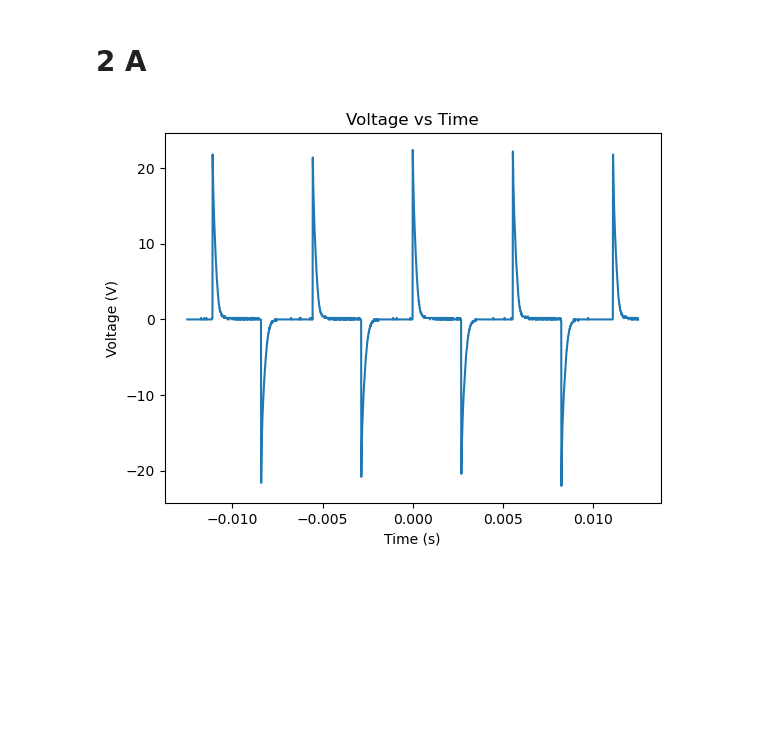
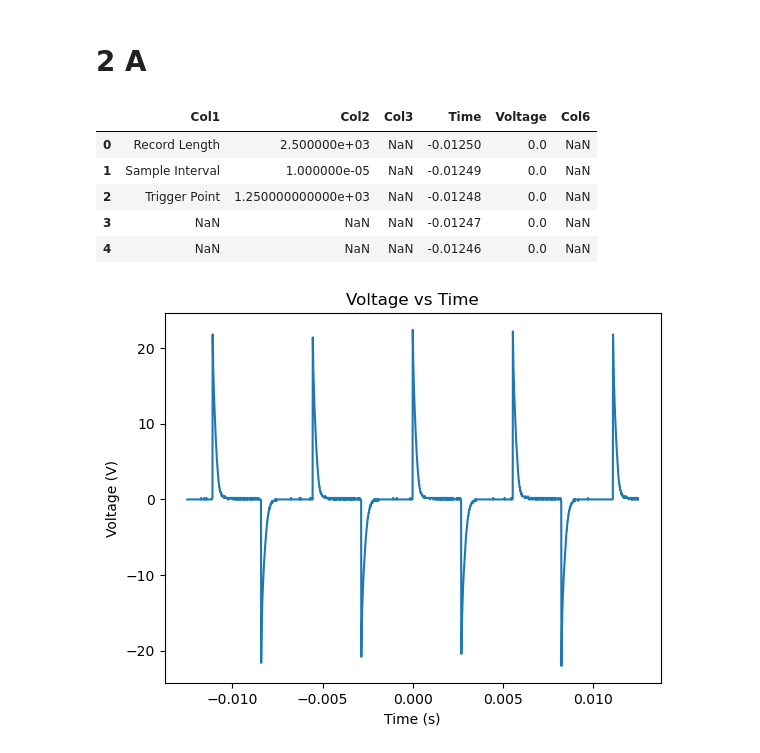
Before and after one commit to Quantum-Impulse/Eletronic-Techniques-Reports, a Jupyter notebook: Report 1/Lab 2/Lab2.ipynb, the cells around one changed output. Drawn from its saved outputs; the diff is of its cells as text; code cells hidden in the pictures; blank space fills up the shorter version.

```diff
--- a/Report 1/Lab 2/Lab2.ipynb
+++ b/Report 1/Lab 2/Lab2.ipynb
@@ -128,7 +128,15 @@ plt.show()
 # %%
 # add top row and load data
 add_top_row("./data/2a/F0000CH1.csv")
 data_2a = pd.read_csv('./data/2a/F0000CH1.csv')
+data_2a.head()
+# %% [output]
+|  | Col1 | Col2 | Col3 | Time | Voltage | Col6 |
+| 0 | Record Length | 2.500000e+03 | NaN | -0.01250 | 0.0 | NaN |
+| 1 | Sample Interval | 1.000000e-05 | NaN | -0.01249 | 0.0 | NaN |
+| 2 | Trigger Point | 1.250000000000e+03 | NaN | -0.01248 | 0.0 | NaN |
+| 3 | NaN | NaN | NaN | -0.01247 | 0.0 | NaN |
+| 4 | NaN | NaN | NaN | -0.01246 | 0.0 | NaN |
 # %%
 # graph data_2a
 plt.plot(data_2a['Time'], data_2a['Voltage'])
```
Also changed, not shown: 5 other files.
